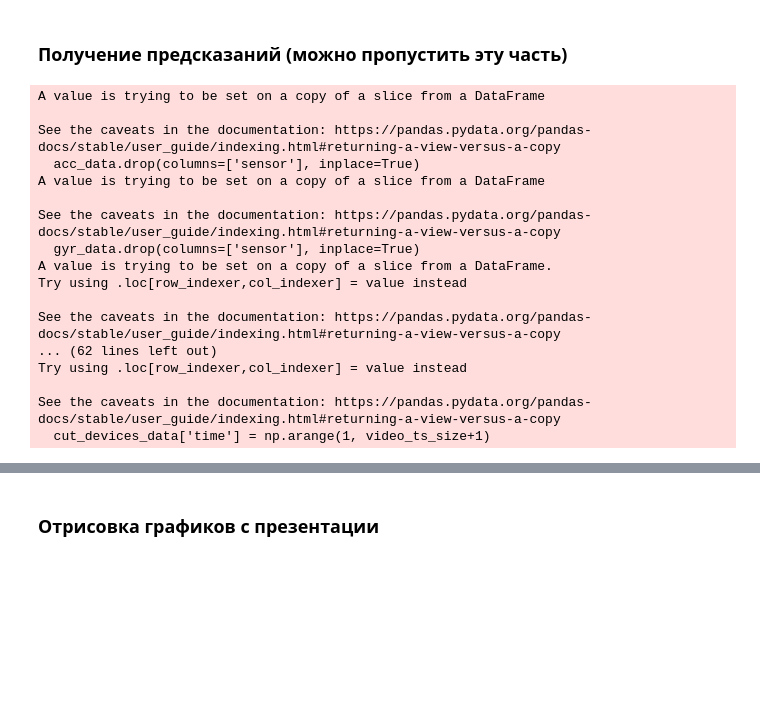
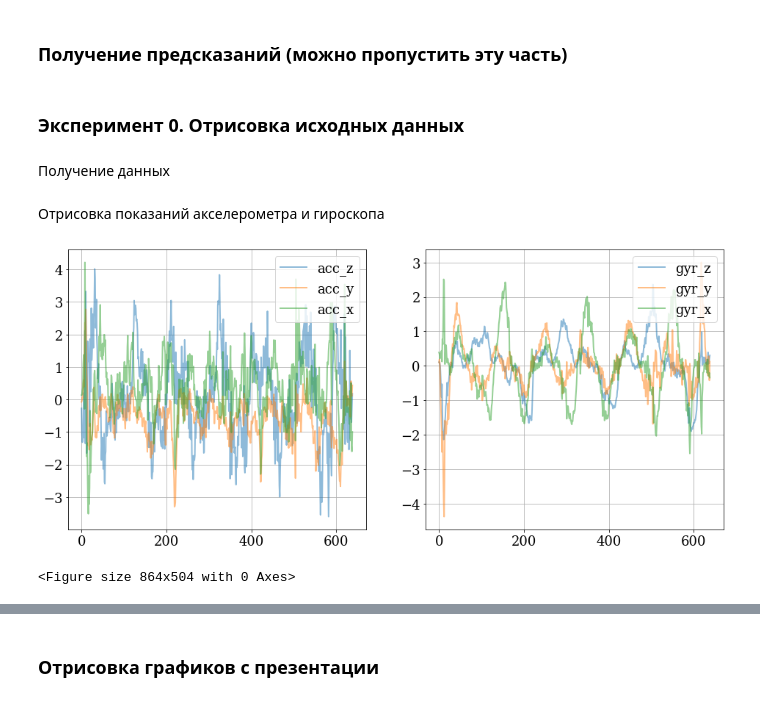
Before and after one commit to Intelligent-Systems-Phystech/2022-Project-90, a Jupyter notebook: code/main.ipynb, the cells around one changed output, grey strips where cells are left out. Cells and saved outputs as stored; diff of their text form; code cells hidden in the pictures; blank space fills up the shorter version.

```diff
--- a/code/main.ipynb
+++ b/code/main.ipynb
@@ -47,7 +53,7 @@ for SUBDIR in SUBDIRS:
                                          k_feat_to_select=4,
                                          devices_data=cut_devices_data,
                                          video_data=video_data,
-                                         read_result=True,
+                                         save_result=True,
                                          filename=f"./preds/{SUBDIR}/ccm/small_corr_mat.txt")
     ccm_predict_ts(small_data,
                    extra_feat_inds,
@@ -88,21 +94,42 @@ for SUBDIR in SUBDIRS:
                      predsize,
                      Tp=1,
                      subdir=SUBDIR)
-# %% [output]
-A value is trying to be set on a copy of a slice from a DataFrame
-
-See the caveats in the documentation: https://pandas.pydata.org/pandas-docs/stable/user_guide/indexing.html#returning-a-view-versus-a-copy
-  acc_data.drop(columns=['sensor'], inplace=True)
-A value is trying to be set on a copy of a slice from a DataFrame
-
-See the caveats in the documentation: https://pandas.pydata.org/pandas-docs/stable/user_guide/indexing.html#returning-a-view-versus-a-copy
-  gyr_data.drop(columns=['sensor'], inplace=True)
-A value is trying to be set on a copy of a slice from a DataFrame.
-Try using .loc[row_indexer,col_indexer] = value instead
-
-See the caveats in the documentation: https://pandas.pydata.org/pandas-docs/stable/user_guide/indexing.html#returning-a-view-versus-a-copy
-... (62 lines left out)
-Try using .loc[row_indexer,col_indexer] = value instead
-
-See the caveats in the documentation: https://pandas.pydata.org/pandas-docs/stable/user_guide/indexing.html#returning-a-view-versus-a-copy
-  cut_devices_data['time'] = np.arange(1, video_ts_size+1)
+# %% [markdown]
+###  Эксперимент 0. Отрисовка исходных данных
+# %% [markdown]
+Получение данных
+# %%
+SUBDIR = "cyclic_2"
+
+# parsing data from accelerometer and hyroscope
+dev_filename = f"./signals/{SUBDIR}.json"
+devices_data = parse_devices(dev_filename)
+
+# parsing data from video
+vid_filename = f"./encoded_video/{SUBDIR}.json"
+video_data = parse_video(vid_filename, KEYPOINTS_CNT)
+
+# alignment of time series
+cut_devices_data, video_data = cut_devices_ts(devices_data, video_data)
+small_data = pd.concat([cut_devices_data, video_data], axis=1, copy=False)
+# %% [markdown]
+Отрисовка показаний акселерометра и гироскопа
+# %%
+plt.figure(figsize=(16, 7))
+
+for i, target in enumerate(TARGET_COLUMNS):
+    if i < 3:
+        plt.subplot(121)
+    else:
+        plt.subplot(122)
+
+    plt.plot(small_data[target].values, alpha=0.5, label=target)
+
+    plt.grid(True)
+    plt.legend(loc="upper right")
+
+plt.show()
+plt.savefig("./images/cyclic_devices_data.png")
+# %% [output]
+[figure, added]
+<Figure size 864x504 with 0 Axes>
```
Also changed, not shown: parts of 20 cells of this notebook, 14 other files.
